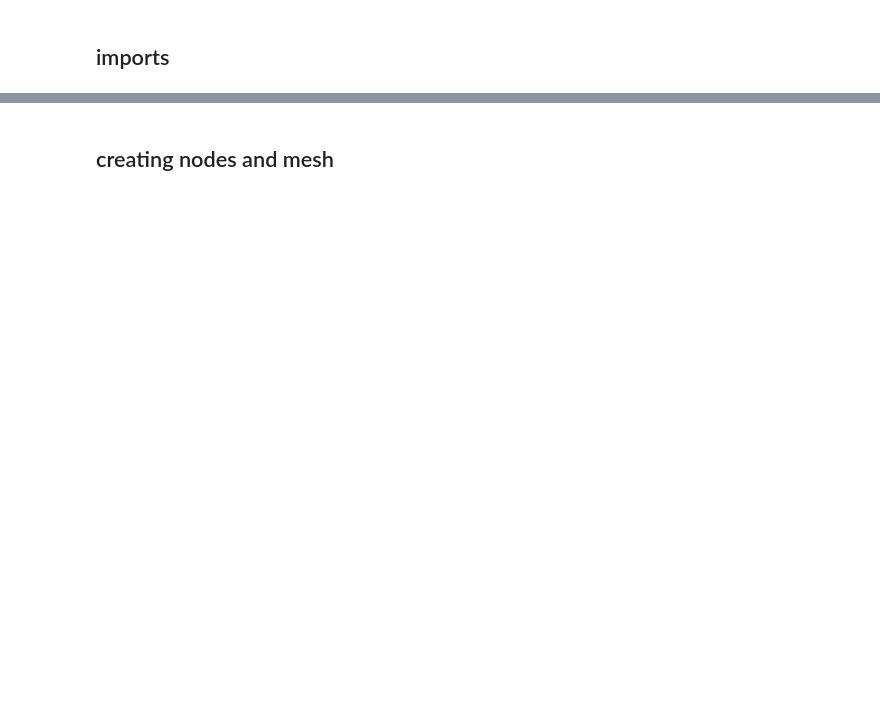
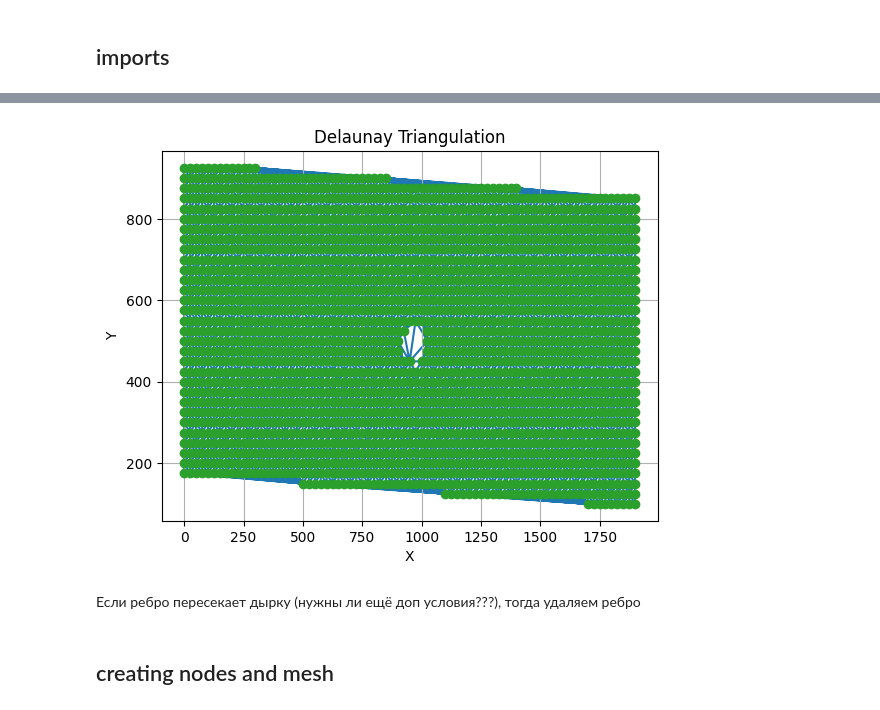
Before and after one commit to ravilkooo/ContactlessPlaneTesting, a Jupyter notebook: ravil/creating_mesh.ipynb, the cells around one changed output, grey strips where cells are left out. Saved outputs shown, nothing was run; the diff lists cells and outputs as text; code cells hidden in the pictures; blank space fills up the shorter version.

```diff
--- a/ravil/creating_mesh.ipynb
+++ b/ravil/creating_mesh.ipynb
@@ -14,0 +54,22 @@ from skimage.measure import find_contours
+# %%
+import numpy as np
+import matplotlib.pyplot as plt
+from scipy.spatial import Delaunay
+
+# Generate some random points as an example
+
+points = nodes_for_ilsur.reshape(-1, 2)
+
+# Perform Delaunay triangulation
+tri = Delaunay(points)
+
+# Plot the triangulation
+plt.triplot(points[:, 0], points[:, 1], tri.simplices.copy())
+plt.plot(points[:, 0], points[:, 1], 'o')
+plt.xlabel('X')
+plt.ylabel('Y')
+plt.title('Delaunay Triangulation')
+plt.grid(True)
+plt.show()
+# %% [output]
+[figure, added]
@@ -15,3 +78,5 @@ from skimage.measure import find_contours
+# %% [markdown]
+Если ребро пересекает дырку (нужны ли ещё доп условия???), тогда удаляем ребро
 # %% [markdown]
 ## creating nodes and mesh
 # %%
```
Also changed, not shown: parts of 42 cells of this notebook, 1 other file.
